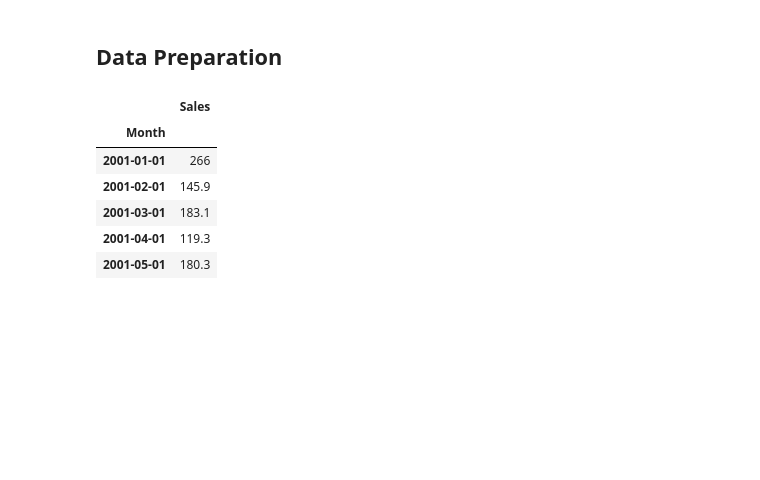
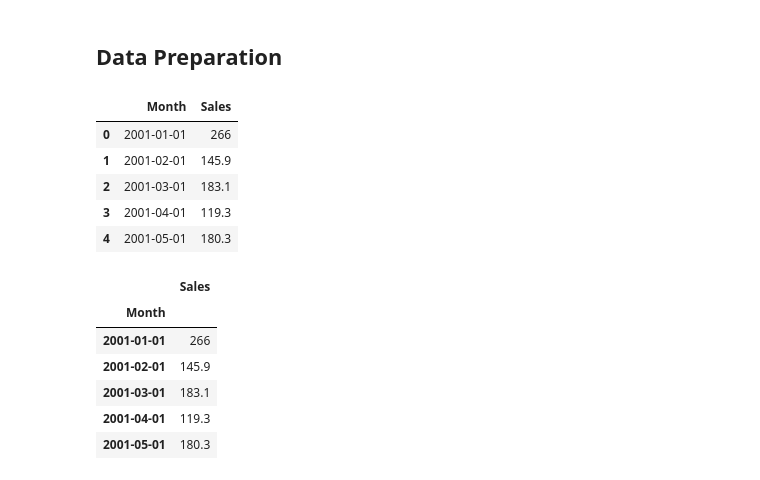
Before and after one commit to shiv0112/time_series_sales, a Jupyter notebook: notebooks/SARIMA model.ipynb, the cells around one changed output. Cells and saved outputs as stored; diff of their text form; code cells hidden in the pictures; blank space fills up the shorter version.

```diff
--- a/notebooks/SARIMA model.ipynb
+++ b/notebooks/SARIMA model.ipynb
@@ -28,3 +28,13 @@ df["Month"] = df['Month;"Sales"'].str.slice(0,5)
 df["Month"] = pd.to_datetime(df['Month'], format='%y-%m')
 # %%
 df["Sales"] = df['Month;"Sales"'].str.slice(6,)
+# %%
+df.drop(columns=['Month;"Sales"'],inplace=True)
+df.head()
+# %% [output]
+|  | Month | Sales |
+| 0 | 2001-01-01 | 266 |
+| 1 | 2001-02-01 | 145.9 |
+| 2 | 2001-03-01 | 183.1 |
+| 3 | 2001-04-01 | 119.3 |
+| 4 | 2001-05-01 | 180.3 |
```
Also changed, not shown: parts of 11 cells of this notebook.
